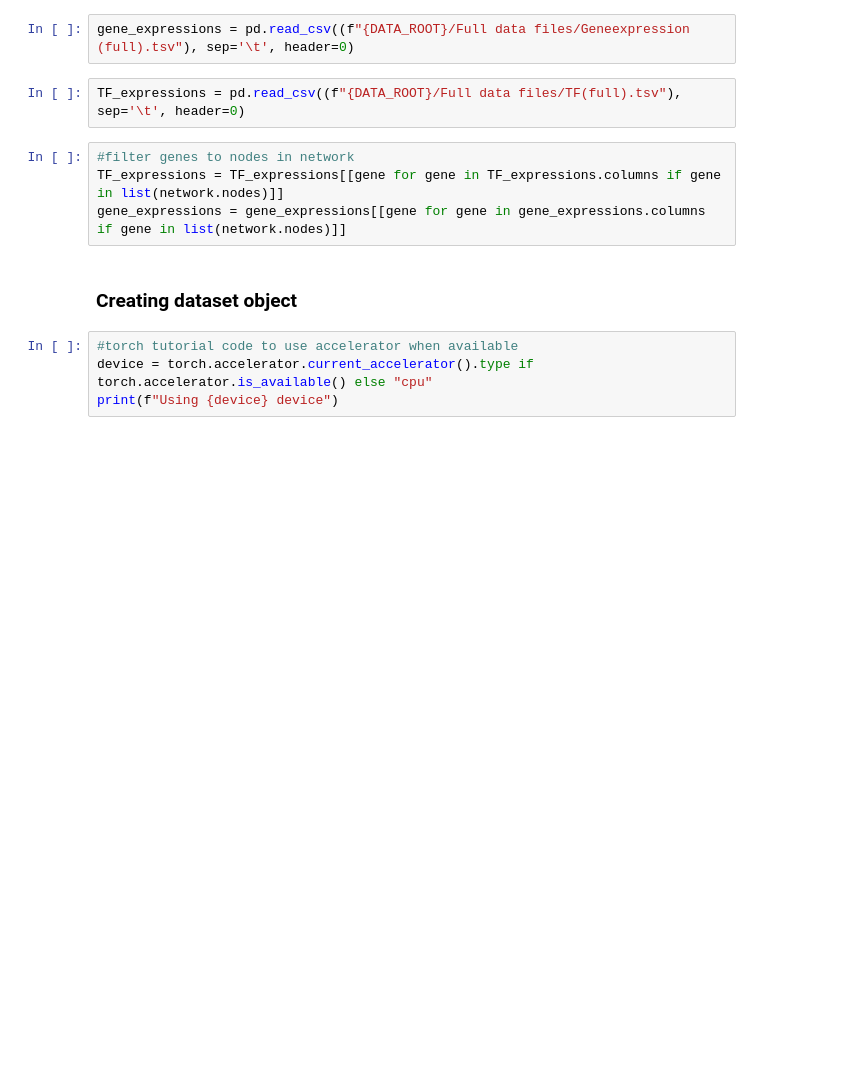
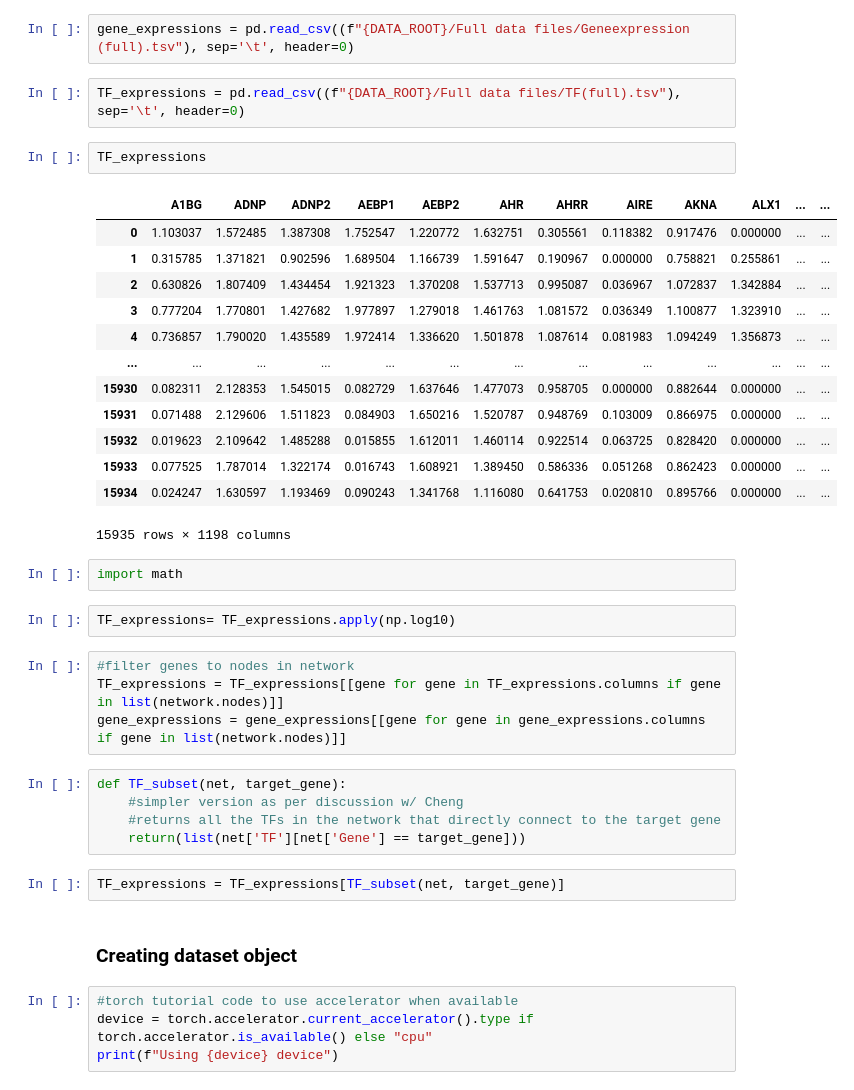
Before and after one commit to Alexander-Broadley/Zhang_lab_rotation, a Jupyter notebook: MML_model_building/MML_activation_model.ipynb, the cells around one changed output. Saved outputs shown, nothing was run; the diff lists cells and outputs as text; blank space fills up the shorter version.

```diff
--- a/MML_model_building/MML_activation_model.ipynb
+++ b/MML_model_building/MML_activation_model.ipynb
@@ -28,10 +37,37 @@ network = nx.from_pandas_edgelist(net,
 gene_expressions = pd.read_csv((f"{DATA_ROOT}/Full data files/Geneexpression (full).tsv"), sep='\t', header=0)
 # %%
 TF_expressions = pd.read_csv((f"{DATA_ROOT}/Full data files/TF(full).tsv"), sep='\t', header=0)
+# %%
+TF_expressions
+# %% [output]
+|  | A1BG | ADNP | ADNP2 | AEBP1 | AEBP2 | AHR | AHRR | AIRE | AKNA | ALX1 | ... | ... |
+| 0 | 1.103037 | 1.572485 | 1.387308 | 1.752547 | 1.220772 | 1.632751 | 0.305561 | 0.118382 | 0.917476 | 0.000000 | ... | ... |
+| 1 | 0.315785 | 1.371821 | 0.902596 | 1.689504 | 1.166739 | 1.591647 | 0.190967 | 0.000000 | 0.758821 | 0.255861 | ... | ... |
+| 2 | 0.630826 | 1.807409 | 1.434454 | 1.921323 | 1.370208 | 1.537713 | 0.995087 | 0.036967 | 1.072837 | 1.342884 | ... | ... |
+| 3 | 0.777204 | 1.770801 | 1.427682 | 1.977897 | 1.279018 | 1.461763 | 1.081572 | 0.036349 | 1.100877 | 1.323910 | ... | ... |
+| 4 | 0.736857 | 1.790020 | 1.435589 | 1.972414 | 1.336620 | 1.501878 | 1.087614 | 0.081983 | 1.094249 | 1.356873 | ... | ... |
+| ... | ... | ... | ... | ... | ... | ... | ... | ... | ... | ... | ... | ... |
+| 15930 | 0.082311 | 2.128353 | 1.545015 | 0.082729 | 1.637646 | 1.477073 | 0.958705 | 0.000000 | 0.882644 | 0.000000 | ... | ... |
+| 15931 | 0.071488 | 2.129606 | 1.511823 | 0.084903 | 1.650216 | 1.520787 | 0.948769 | 0.103009 | 0.866975 | 0.000000 | ... | ... |
+| 15932 | 0.019623 | 2.109642 | 1.485288 | 0.015855 | 1.612011 | 1.460114 | 0.922514 | 0.063725 | 0.828420 | 0.000000 | ... | ... |
+| 15933 | 0.077525 | 1.787014 | 1.322174 | 0.016743 | 1.608921 | 1.389450 | 0.586336 | 0.051268 | 0.862423 | 0.000000 | ... | ... |
+| 15934 | 0.024247 | 1.630597 | 1.193469 | 0.090243 | 1.341768 | 1.116080 | 0.641753 | 0.020810 | 0.895766 | 0.000000 | ... | ... |
+15935 rows × 1198 columns
+# %%
+import math
+# %%
+TF_expressions= TF_expressions.apply(np.log10)
 # %%
 #filter genes to nodes in network
 TF_expressions = TF_expressions[[gene for gene in TF_expressions.columns if gene in list(network.nodes)]]
 gene_expressions = gene_expressions[[gene for gene in gene_expressions.columns if gene in list(network.nodes)]]
+# %%
+def TF_subset(net, target_gene):
+    #simpler version as per discussion w/ Cheng
+    #returns all the TFs in the network that directly connect to the target gene
+    return(list(net['TF'][net['Gene'] == target_gene]))
+# %%
+TF_expressions = TF_expressions[TF_subset(net, target_gene)]
 # %% [markdown]
 ### Creating dataset object
 # %%
```
Also changed, not shown: parts of 14 cells of this notebook, 2 other files.
